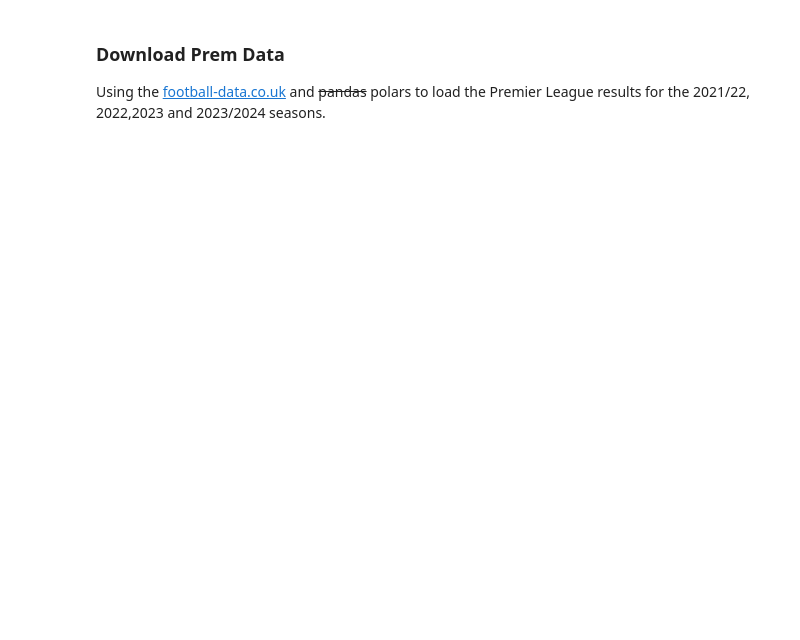
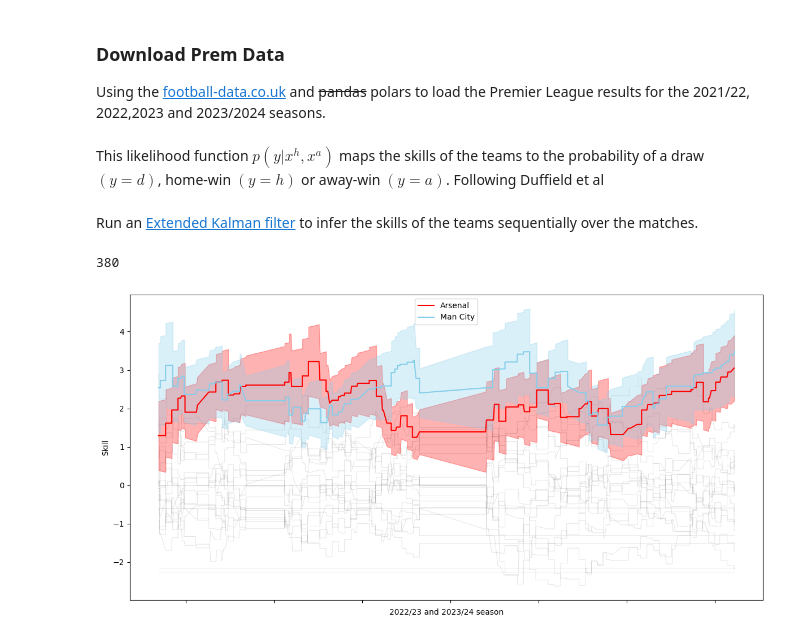
Before and after one commit to Tukkvwa/prob_ml, a Jupyter notebook: prem_kalman_filter.ipynb, the cells around one changed output. Saved outputs shown, nothing was run; the diff lists cells and outputs as text; code cells hidden in the pictures; blank space fills up the shorter version.

```diff
--- a/prem_kalman_filter.ipynb
+++ b/prem_kalman_filter.ipynb
@@ -69,8 +71,11 @@ def download_data(start=21, end=24):
 ) = download_data()
 
 dataloader = torch.utils.data.DataLoader(dataset, batch_size=1)
+# %% [markdown]
+This likelihood function $p(y | x^{h}, x^{a})$ maps the skills of the teams to the probability of a draw $(y = d)$, home-win $(y = h)$ or away-win $(y = a)$. Following Duffield et al
 # %%
 epsilon = 1.0
+
 
 def log_likelihood(params, batch):
     player_indices = batch["match_player_indices"]
@@ -78,14 +83,18 @@ def log_likelihood(params, batch):
 
     player_skills = params[player_indices]
 
-    home_win_prob = torch.sigmoid(player_skills[:, 0] - player_skills[:, 1] - epsilon)
+    home_win_prob = torch.sigmoid(
+        player_skills[:, 0] - player_skills[:, 1] - epsilon
+    ) # y = h
     away_win_prob = 1 - torch.sigmoid(
         player_skills[:, 0] - player_skills[:, 1] + epsilon
-    )
-    draw_prob = 1 - home_win_prob - away_win_prob
+    ) # y = a
+    draw_prob = 1 - home_win_prob - away_win_prob # y = d
     result_probs = torch.vstack([draw_prob, home_win_prob, away_win_prob]).T
     log_liks = torch.log(result_probs[torch.arange(len(match_results)), match_results])
     return log_liks, result_probs
+# %% [markdown]
+Run an [Extended Kalman filter](https://en.wikipedia.org/wiki/Extended_Kalman_filter) to infer the skills of the teams sequentially over the matches.
 # %%
 transition_sd_scale = 0.1
 num_teams = len(players_id_to_name_dict)
@@ -111,30 +120,34 @@ for match in dataloader:
     all_sds = torch.vstack([all_sds, state.sd_diag.unsqueeze(0)])
     previous_time = match_time
 # %%
-last_season_start = (len(all_means) - 1) // 2
+last_season_start = (len(all_means) - 1) // 3
+
 times = dataset.datasets["match_times"][last_season_start:]
 means = all_means[last_season_start + 1 :]
 sds = all_sds[last_season_start + 1 :]
 
 fig, ax = plt.subplots(figsize=(12, 6))
 for i in range(num_teams):
     team_name = players_id_to_name_dict[i]
     if team_name in ("Arsenal", "Man City"):
         c = "skyblue" if team_name == "Man City" else "red"
         ax.plot(times, means[:, i], c=c, zorder=2, label=team_name)
         ax.fill_between(
             times,
             means[:, i] - sds[:, i],
             means[:, i] + sds[:, i],
             color=c,
             alpha=0.3,
             zorder=1,
         )
     else:
         ax.plot(times, means[:, i], c="grey", alpha=0.2, zorder=0, linewidth=0.75)
 
 ax.set_xticklabels([])
-ax.set_xlabel("2022/23 season")
+ax.set_xlabel("2022/23 and 2023/24 season")
 ax.set_ylabel("Skill")
 ax.legend()
 fig.tight_layout()
+# %% [output]
+380
+[figure, added]
```
Also changed, not shown: parts of 1 cell of this notebook.
